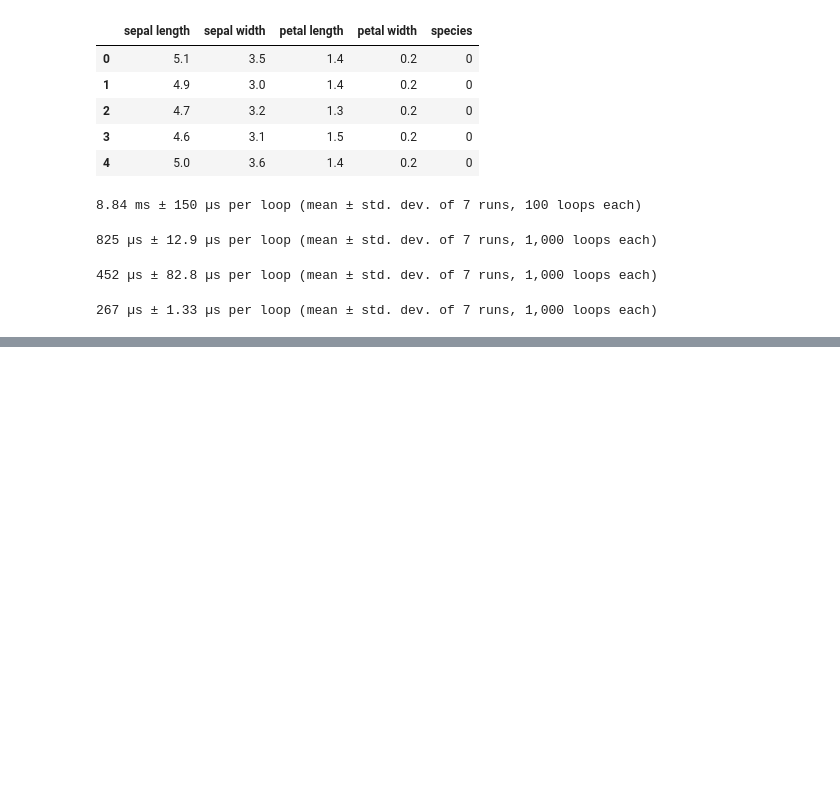
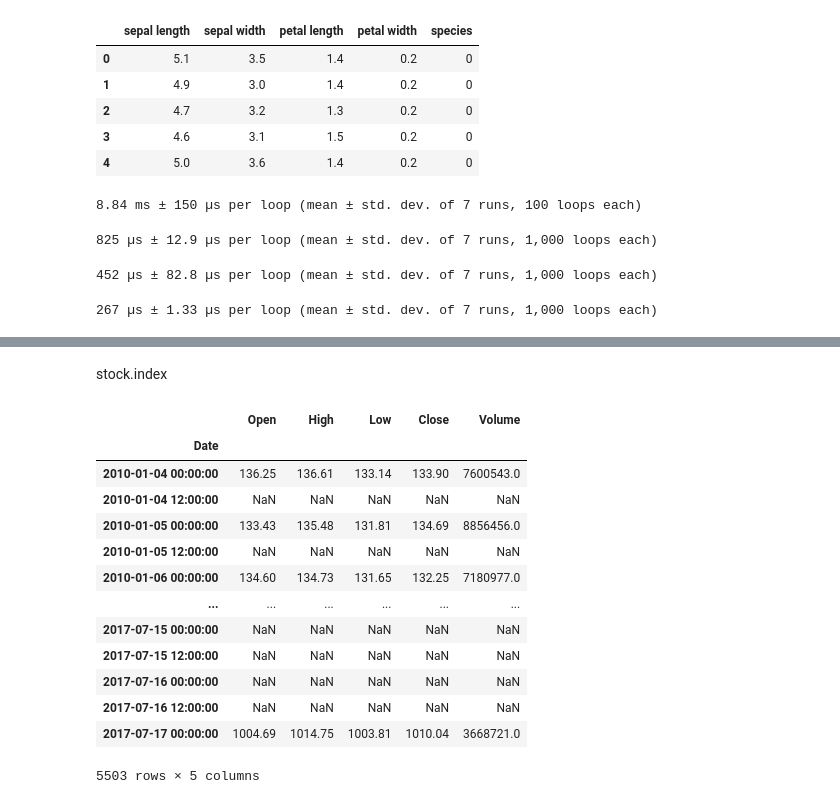
Before and after one commit to AndreyKurdyubov/Stepik_introML, a Jupyter notebook: Module 3.ipynb, the cells around one changed output, grey strips where cells are left out. Saved outputs shown, nothing was run; the diff lists cells and outputs as text; code cells hidden in the pictures; blank space fills up the shorter version.

```diff
--- a/Module 3.ipynb
+++ b/Module 3.ipynb
@@ -438,0 +458,19 @@ iris.mean(axis=0)
+# %% [markdown]
+stock.index
+# %%
+stock.resample('12h').asfreq()
+# %% [output]
+|  | Open | High | Low | Close | Volume |
+| Date |  |  |  |  |  |
+| 2010-01-04 00:00:00 | 136.25 | 136.61 | 133.14 | 133.90 | 7600543.0 |
+| 2010-01-04 12:00:00 | NaN | NaN | NaN | NaN | NaN |
+| 2010-01-05 00:00:00 | 133.43 | 135.48 | 131.81 | 134.69 | 8856456.0 |
+| 2010-01-05 12:00:00 | NaN | NaN | NaN | NaN | NaN |
+| 2010-01-06 00:00:00 | 134.60 | 134.73 | 131.65 | 132.25 | 7180977.0 |
+| ... | ... | ... | ... | ... | ... |
+| 2017-07-15 00:00:00 | NaN | NaN | NaN | NaN | NaN |
+| 2017-07-15 12:00:00 | NaN | NaN | NaN | NaN | NaN |
+| 2017-07-16 00:00:00 | NaN | NaN | NaN | NaN | NaN |
+| 2017-07-16 12:00:00 | NaN | NaN | NaN | NaN | NaN |
+| 2017-07-17 00:00:00 | 1004.69 | 1014.75 | 1003.81 | 1010.04 | 3668721.0 |
+5503 rows × 5 columns
```
Also changed, not shown: parts of 8 cells of this notebook, 1 other file.
